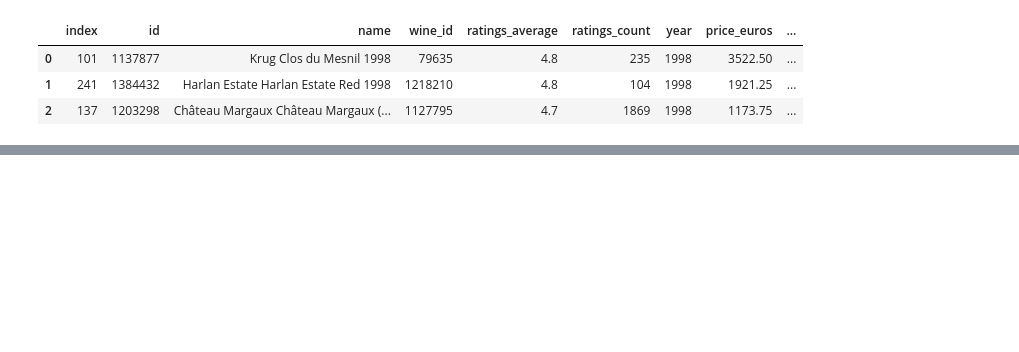
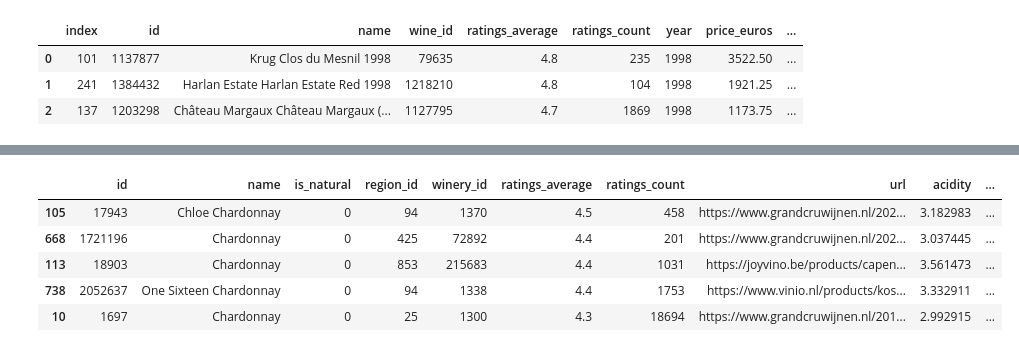
Before and after one commit to Damien0101/vivino_project, a Jupyter notebook: sql_test.ipynb, the cells around one changed output, grey strips where cells are left out. Drawn from its saved outputs; the diff is of its cells as text; code cells hidden in the pictures; blank space fills up the shorter version.

```diff
--- a/sql_test.ipynb
+++ b/sql_test.ipynb
@@ -117,0 +149,10 @@ best_wine_from1998
+# %%
+Chard_top5 = wines[wines['name'].str.contains('Chardonnay')].sort_values(['ratings_average','ratings_count'], ascending=False).head(5)
+Chard_top5
+# %% [output]
+|  | id | name | is_natural | region_id | winery_id | ratings_average | ratings_count | url | acidity | ... |
+| 105 | 17943 | Chloe Chardonnay | 0 | 94 | 1370 | 4.5 | 458 | https://www.grandcruwijnen.nl/202... | 3.182983 | ... |
+| 668 | 1721196 | Chardonnay | 0 | 425 | 72892 | 4.4 | 201 | https://www.grandcruwijnen.nl/202... | 3.037445 | ... |
+| 113 | 18903 | Chardonnay | 0 | 853 | 215683 | 4.4 | 1031 | https://joyvino.be/products/capen... | 3.561473 | ... |
+| 738 | 2052637 | One Sixteen Chardonnay | 0 | 94 | 1338 | 4.4 | 1753 | https://www.vinio.nl/products/kos... | 3.332911 | ... |
+| 10 | 1697 | Chardonnay | 0 | 25 | 1300 | 4.3 | 18694 | https://www.grandcruwijnen.nl/201... | 2.992915 | ... |
```
Also changed, not shown: parts of 8 cells of this notebook, 7 other files.
